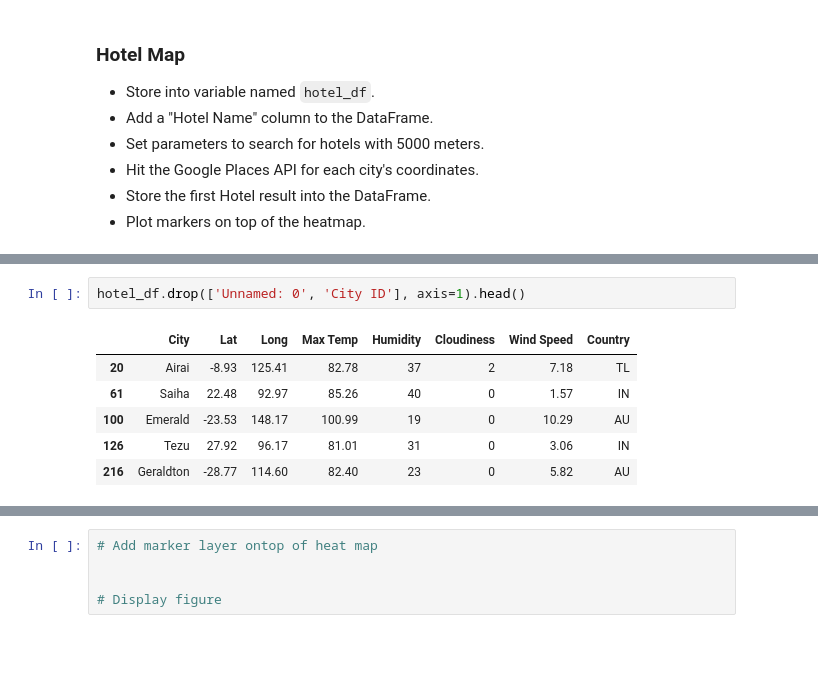
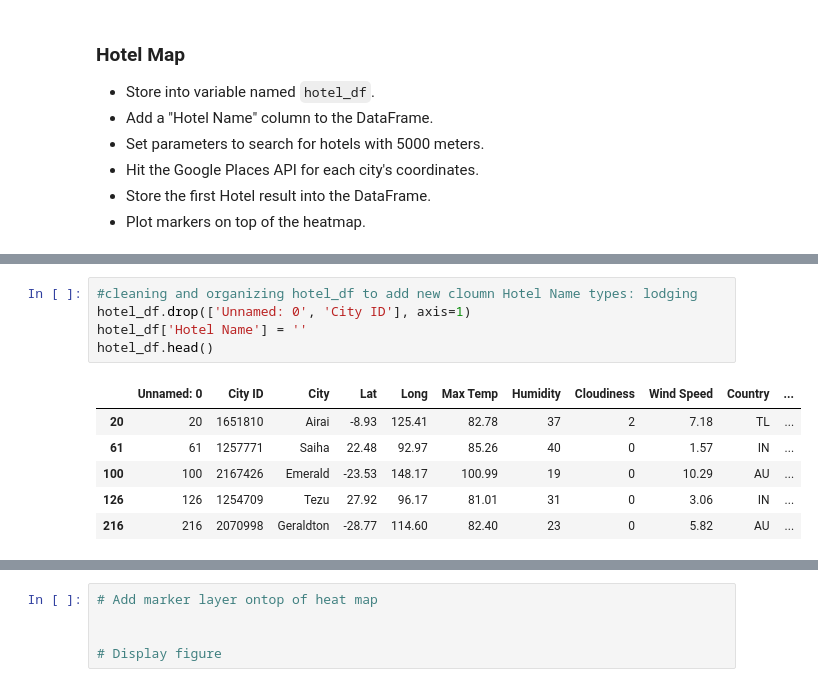
Before and after one commit to PeterGeorgeVlahos/Python-API, a Jupyter notebook: WeatherPy/VacationPy.ipynb, the cells around one changed output, grey strips where cells are left out. Cells and saved outputs as stored; diff of their text form; blank space fills up the shorter version.

```diff
--- a/WeatherPy/VacationPy.ipynb
+++ b/WeatherPy/VacationPy.ipynb
@@ -166,9 +168,12 @@ hotel_df.head()
 # %%
-hotel_df.drop(['Unnamed: 0', 'City ID'], axis=1).head()
+#cleaning and organizing hotel_df to add new cloumn Hotel Name types: lodging
+hotel_df.drop(['Unnamed: 0', 'City ID'], axis=1)
+hotel_df['Hotel Name'] = ''
+hotel_df.head()
 # %% [output]
-|  | City | Lat | Long | Max Temp | Humidity | Cloudiness | Wind Speed | Country |
-| 20 | Airai | -8.93 | 125.41 | 82.78 | 37 | 2 | 7.18 | TL |
-| 61 | Saiha | 22.48 | 92.97 | 85.26 | 40 | 0 | 1.57 | IN |
-| 100 | Emerald | -23.53 | 148.17 | 100.99 | 19 | 0 | 10.29 | AU |
-| 126 | Tezu | 27.92 | 96.17 | 81.01 | 31 | 0 | 3.06 | IN |
-| 216 | Geraldton | -28.77 | 114.60 | 82.40 | 23 | 0 | 5.82 | AU |
+|  | Unnamed: 0 | City ID | City | Lat | Long | Max Temp | Humidity | Cloudiness | Wind Speed | Country | ... |
+| 20 | 20 | 1651810 | Airai | -8.93 | 125.41 | 82.78 | 37 | 2 | 7.18 | TL | ... |
+| 61 | 61 | 1257771 | Saiha | 22.48 | 92.97 | 85.26 | 40 | 0 | 1.57 | IN | ... |
+| 100 | 100 | 2167426 | Emerald | -23.53 | 148.17 | 100.99 | 19 | 0 | 10.29 | AU | ... |
+| 126 | 126 | 1254709 | Tezu | 27.92 | 96.17 | 81.01 | 31 | 0 | 3.06 | IN | ... |
+| 216 | 216 | 2070998 | Geraldton | -28.77 | 114.60 | 82.40 | 23 | 0 | 5.82 | AU | ... |
```
Also changed, not shown: parts of 5 cells of this notebook.
